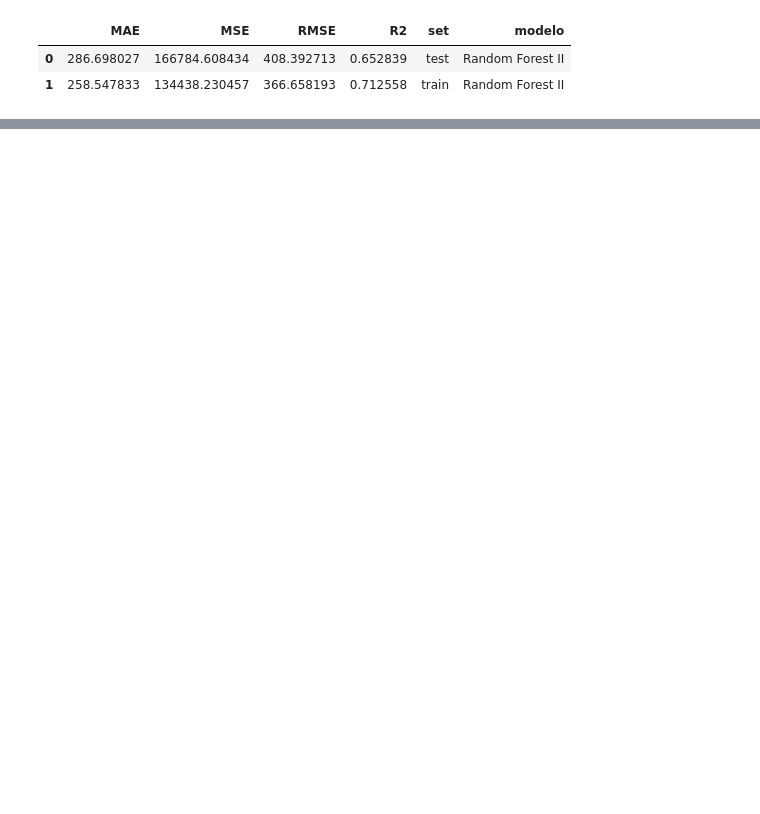
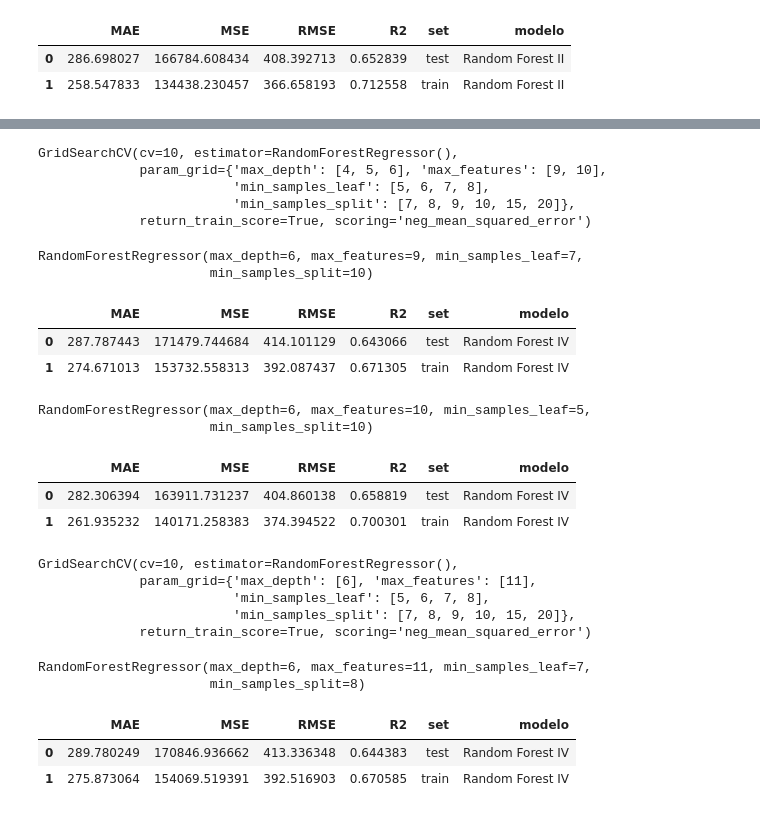
Before and after one commit to CrisSangrador/proyecto-alquiler-bicicletas, a Jupyter notebook: modelo_casual.ipynb, the cells around one changed output, grey strips where cells are left out. Cells and saved outputs as stored; diff of their text form; code cells hidden in the pictures; blank space fills up the shorter version.

```diff
--- a/modelo_casual.ipynb
+++ b/modelo_casual.ipynb
@@ -399,0 +481,32 @@ df_resultados5
+# %%
+gs_rf5 = GridSearchCV(
+            estimator = RandomForestRegressor(),
+            param_grid = parametros7,
+            cv = 10,
+            verbose = 0,
+            return_train_score = True,
+            scoring = "neg_mean_squared_error")
+# %%
+gs_rf5.fit(x_train, y_train)
+# %% [output]
+GridSearchCV(cv=10, estimator=RandomForestRegressor(),
+             param_grid={'max_depth': [4, 5, 6], 'max_features': [9, 10],
+                         'min_samples_leaf': [5, 6, 7, 8],
+                         'min_samples_split': [7, 8, 9, 10, 15, 20]},
+             return_train_score=True, scoring='neg_mean_squared_error')
+# %%
+bosque6 = gs_rf5.best_estimator_
+bosque6
+# %% [output]
+RandomForestRegressor(max_depth=6, max_features=9, min_samples_leaf=7,
+                      min_samples_split=10)
+# %%
+y_pred_test_rf7 = bosque6.predict(x_test)
+y_pred_train_rf7 = bosque6.predict(x_train)
+# %%
+df_resultados8 = metricas(y_test, y_train, y_pred_test_rf7, y_pred_train_rf7, "Random Forest IV")
+df_resultados8
+# %% [output]
+|  | MAE | MSE | RMSE | R2 | set | modelo |
+| 0 | 287.787443 | 171479.744684 | 414.101129 | 0.643066 | test | Random Forest IV |
+| 1 | 274.671013 | 153732.558313 | 392.087437 | 0.671305 | train | Random Forest IV |
@@ -399,0 +529,6 @@ df_resultados5
+# %%
+bosque7 = gs_rf6.best_estimator_
+bosque7
+# %% [output]
+RandomForestRegressor(max_depth=6, max_features=10, min_samples_leaf=5,
+                      min_samples_split=10)
@@ -399,0 +538,7 @@ df_resultados5
+# %%
+df_resultados8 = metricas(y_test, y_train, y_pred_test_rf8, y_pred_train_rf8, "Random Forest IV")
+df_resultados8
+# %% [output]
+|  | MAE | MSE | RMSE | R2 | set | modelo |
+| 0 | 282.306394 | 163911.731237 | 404.860138 | 0.658819 | test | Random Forest IV |
+| 1 | 261.935232 | 140171.258383 | 374.394522 | 0.700301 | train | Random Forest IV |
@@ -399,0 +559,14 @@ df_resultados5
+# %%
+gs_rf7.fit(x_train, y_train)
+# %% [output]
+GridSearchCV(cv=10, estimator=RandomForestRegressor(),
+             param_grid={'max_depth': [6], 'max_features': [11],
+                         'min_samples_leaf': [5, 6, 7, 8],
+                         'min_samples_split': [7, 8, 9, 10, 15, 20]},
+             return_train_score=True, scoring='neg_mean_squared_error')
+# %%
+bosque8 = gs_rf7.best_estimator_
+bosque8
+# %% [output]
+RandomForestRegressor(max_depth=6, max_features=11, min_samples_leaf=7,
+                      min_samples_split=8)
@@ -399,0 +576,7 @@ df_resultados5
+# %%
+df_resultados9 = metricas(y_test, y_train, y_pred_test_rf9, y_pred_train_rf9, "Random Forest IV")
+df_resultados9
+# %% [output]
+|  | MAE | MSE | RMSE | R2 | set | modelo |
+| 0 | 289.780249 | 170846.936662 | 413.336348 | 0.644383 | test | Random Forest IV |
+| 1 | 275.873064 | 154069.519391 | 392.516903 | 0.670585 | train | Random Forest IV |
```
Also changed, not shown: parts of 25 cells of this notebook.
